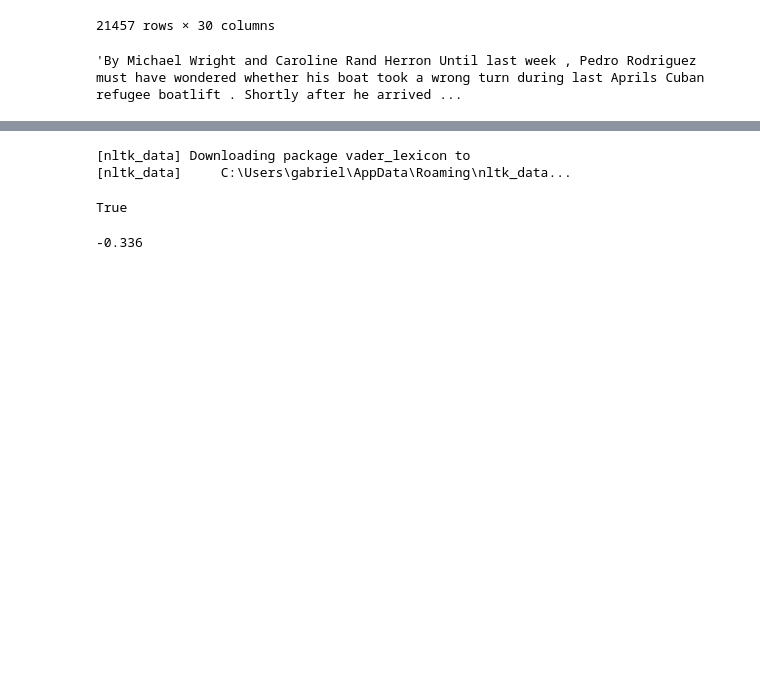
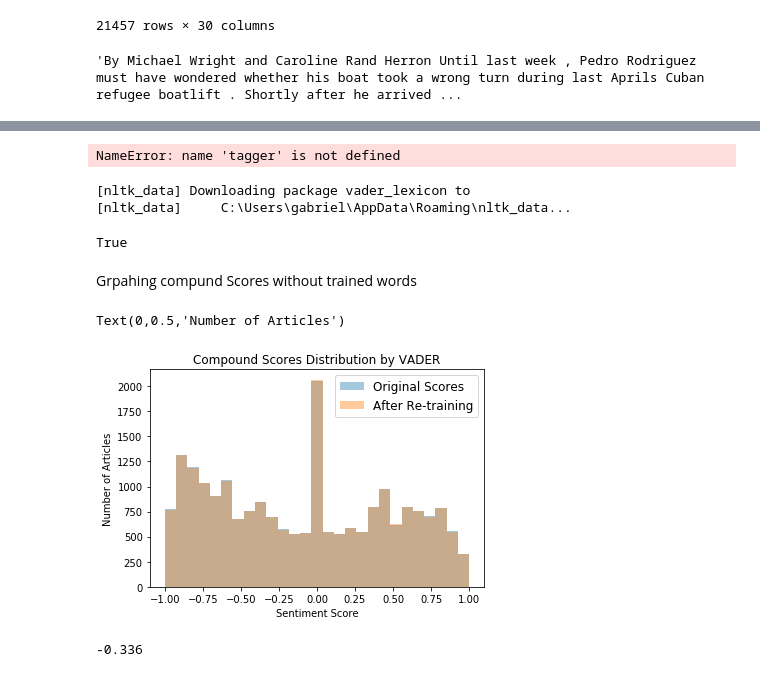
Before and after one commit to gcarvajal1222/Sentiment-Analysis-NYT-Immigration-Articles, a Jupyter notebook: FirstSentimentRun.ipynb, the cells around one changed output, grey strips where cells are left out. Saved outputs shown, nothing was run; the diff lists cells and outputs as text; code cells hidden in the pictures; blank space fills up the shorter version.

```diff
--- a/FirstSentimentRun.ipynb
+++ b/FirstSentimentRun.ipynb
@@ -120,0 +123,2 @@ df['cleanText'][1]
+# %%
+df['POS'] = pos_tag_sents( df['cleanText'].apply(word_tokenize).tolist() )
@@ -120,0 +149,8 @@ df['cleanText'][1]
+# %%
+from nltk.corpus import treebank_chunk
+from nltk.chunk import RegexpParser
+import nltk.chunk
+
+
+df['Chunker'] = df["POS"].apply(lambda x: [(t[0],) for t in x if t[1]=='NNP'])
+df.ix[df..apply(len) == 0, 'comment'] = [[np.nan]]
@@ -121,3 +179,14 @@ df['cleanText'][1]
+# %%
+# sentence should be a list of words
+sentence = ["Hi How are you"]
+tagged = tagger.tag(sentence)
+tree = chunker.parse(tagged)
+# for each noun phrase sub tree in the parse tree
+for subtree in tree.subtrees(filter=lambda t: t.node == 'NP'):
+    # print the noun phrase as a list of part-of-speech tagged words
+    print (subtree.leaves())
+# %% [output]
+NameError: name 'tagger' is not defined
 # %%
 import nltk
 nltk.download('vader_lexicon')
@@ -212,6 +281,24 @@ for i in range(len(sentiment_scores_powerful)):
 pos_scores_P = []
 for i in range(len(sentiment_scores_powerful)):
     pos_scores_P.append(sentiment_scores_powerful[i]['pos'])
+# %% [markdown]
+Grpahing compund Scores without trained words
+# %%
+
+sns.distplot(compound_scores_P,  kde=False, label='Original Scores')
+
+#df =gapminder[gapminder.continent == 'Americas']
+sns.distplot(compound_scores,  kde=False,label='After Re-training')
+
+
+# Plot formatting
+plt.legend(prop={'size': 12})
+plt.title('Compound Scores Distribution by VADER')
+plt.xlabel('Sentiment Score')
+plt.ylabel('Number of Articles')
+# %% [output]
+Text(0,0.5,'Number of Articles')
+[figure, added]
 # %%
 compound_scores_P[538]
 # %% [output]
```
Also changed, not shown: parts of 7 cells of this notebook, 1 other file.
